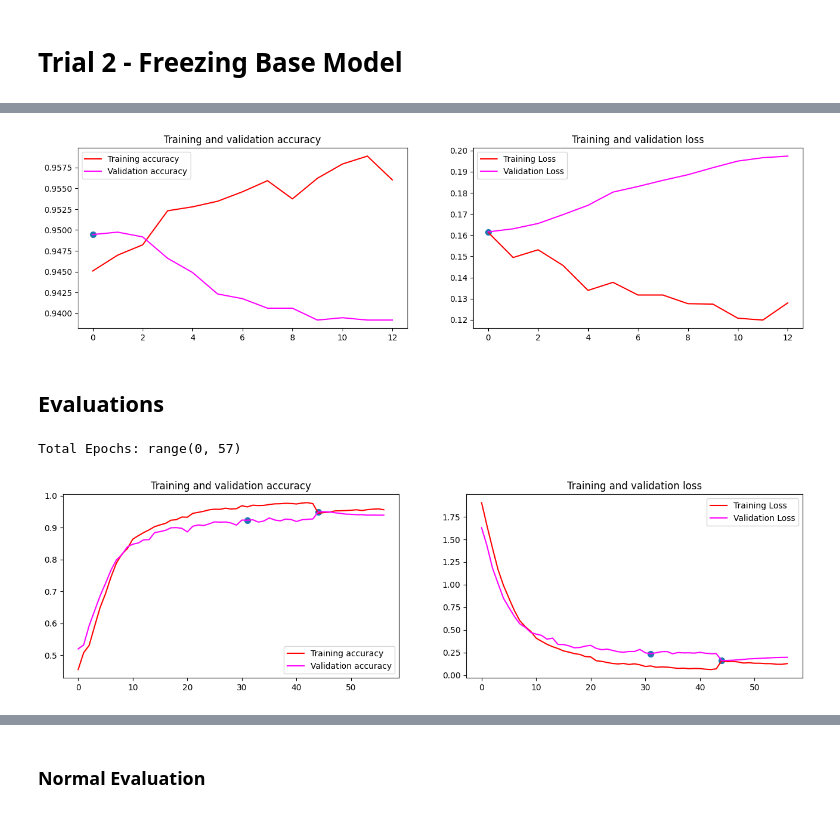
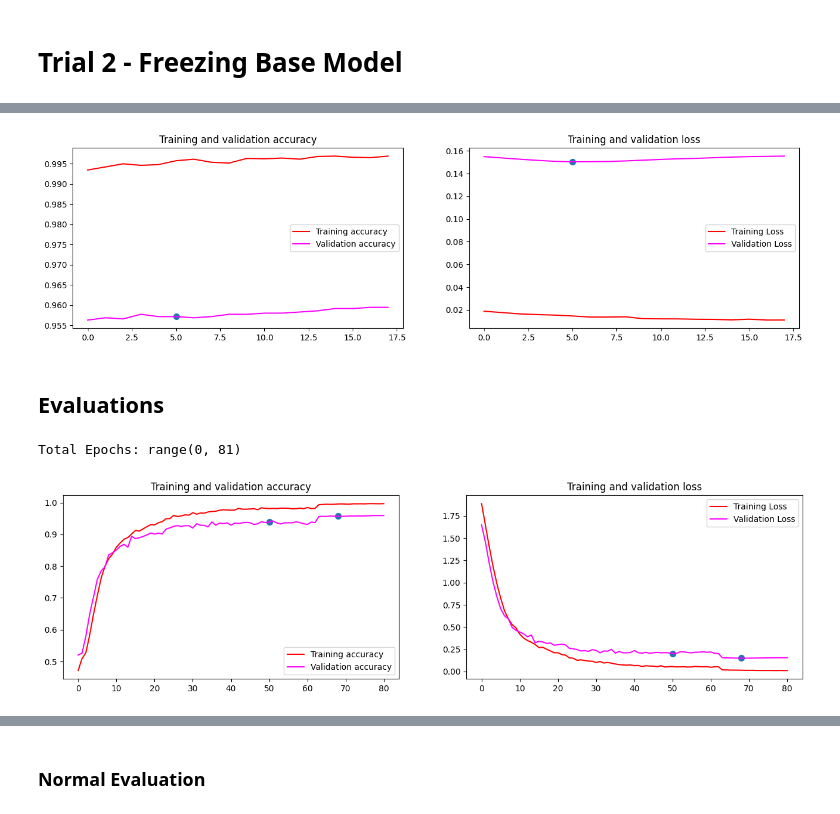
Before and after one commit to RayGone/DeepWeeds, a Jupyter notebook: MobileNet/V3/SelfAttention.ipynb, the cells around one changed output, grey strips where cells are left out. Drawn from its saved outputs; the diff is of its cells as text; code cells hidden in the pictures.

Commit message:
MobileNetV3: Experiment#3; Spatial Average Pooling -> GSA - 4Encoder -> Linear+GELU pooling

```diff
--- a/MobileNet/V3/SelfAttention.ipynb
+++ b/MobileNet/V3/SelfAttention.ipynb
@@ -707,8 +707,10 @@ def buildModel(train=False, use_pretrained = False):
     x = FeedForward(x.shape[-1], 256, dropout_rate=0.4)(x)
     x = GlobalSelfAttention(num_heads=4 ,key_dim=x.shape[-1], dropout=0.4, kernel_initializer='he_uniform', use_bias=False)(x)
     x = FeedForward(x.shape[-1], 256, dropout_rate=0.4)(x)
-    x = layers.Dense(128, activation='gelu')(x)
+    x = GlobalSelfAttention(num_heads=4 ,key_dim=x.shape[-1], dropout=0.4, kernel_initializer='he_uniform', use_bias=False)(x)
+    x = FeedForward(x.shape[-1], 256, dropout_rate=0.4)(x)
 
+    x = layers.Dense(x.shape[-1], activation='gelu')(x)
     x = layers.Reshape((shape[1], shape[2], -1))(x)
 
     x = layers.MaxPool2D(2, padding='same')(x)
@@ -842,7 +844,7 @@ Confusion Matrix
 # %%
 # weights = getWeightedClass(data_info, 1/2)
 # print("Using Class-Weights",weights)
-
+model = skipAugment(model)
 for layer in model.layers:
     if('mobilenet' in layer.name.lower()):
         print("Freezing Layer", layer.name)
@@ -888,4 +890,4 @@ Total Epochs: range(0, 13)
-[figure, old version]
+[figure, new version]
 # %% [markdown]
 ## Evaluations
 # %%
@@ -906,8 +908,8 @@ history['peaks'] = [i if i>=0 else 0 for i in history['peaks']]
 
 plot_loss_acc(history)
 # %% [output]
-Total Epochs: range(0, 57)
+Total Epochs: range(0, 81)
-[figure, old version]
+[figure, new version]
 # %%
 plot_loss_acc(history1.history)
 plot_loss_acc(history2.history)
```
Also changed, not shown: parts of 9 cells of this notebook.
